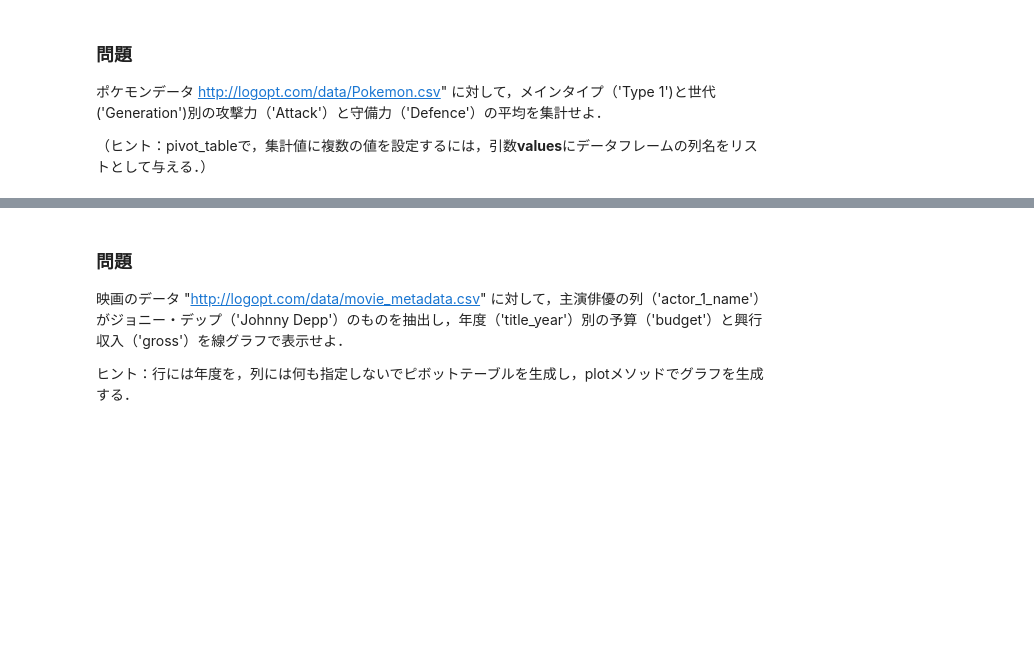
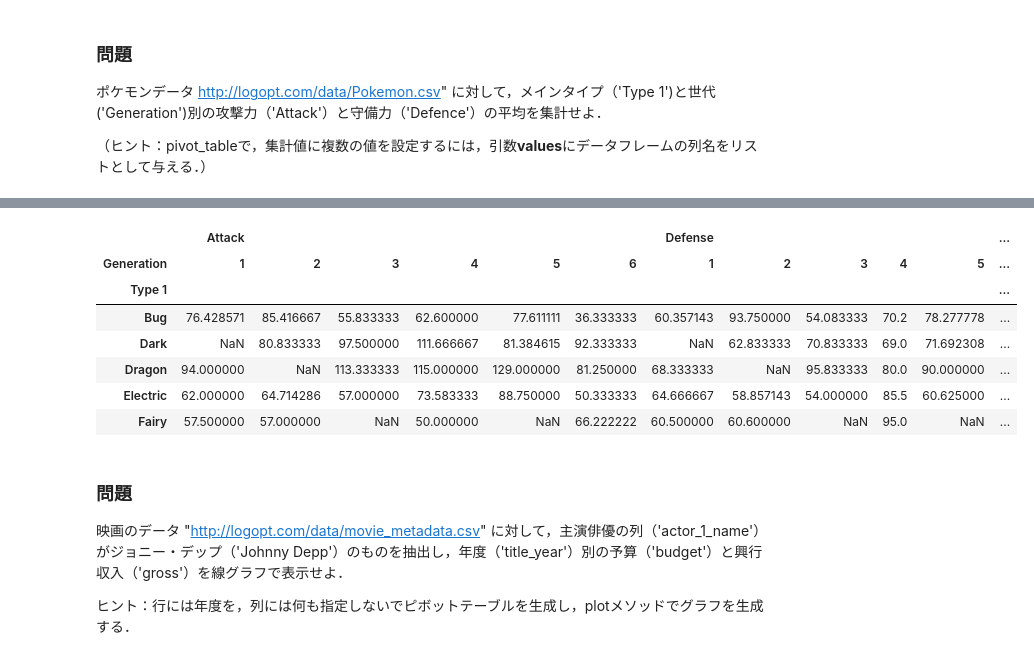
Before and after one commit to yuiokubo/muscle_training, a Jupyter notebook: menu/muscle04_pandas1_0.ipynb, the cells around one changed output, grey strips where cells are left out. Saved outputs shown, nothing was run; the diff lists cells and outputs as text; code cells hidden in the pictures; blank space fills up the shorter version.

```diff
--- a/menu/muscle04_pandas1_0.ipynb
+++ b/menu/muscle04_pandas1_0.ipynb
@@ -710,5 +963,5 @@ pivot.plot() #ピボットテーブル自身がデータフレームオブジェ
 （ヒント：pivot_tableで，集計値に複数の値を設定するには，引数**values**にデータフレームの列名をリストとして与える．）
 # %%
 import pandas as pd
-poke = pd.read_csv("http://logopt.com/data/Pokemon.csv",index_col=0)
+poke1 = pd.read_csv("http://logopt.com/data/Pokemon.csv",index_col=0)
 poke.head()
@@ -715,3 +976,16 @@ poke.head()
+# %%
+pivot = pd.pivot_table(poke, values=["Attack","Defense"],index="Type 1", columns="Generation", aggfunc="mean")
+pivot.head()
+ # ピボットテーブル自身がデータフレームオブジェクトなので，最初の5行だけ表示するにはheadメソッドが使える．
+# %% [output]
+|  | Attack |  |  |  |  |  | Defense |  |  |  |  | ... |
+| Generation | 1 | 2 | 3 | 4 | 5 | 6 | 1 | 2 | 3 | 4 | 5 | ... |
+| Type 1 |  |  |  |  |  |  |  |  |  |  |  | ... |
+| Bug | 76.428571 | 85.416667 | 55.833333 | 62.600000 | 77.611111 | 36.333333 | 60.357143 | 93.750000 | 54.083333 | 70.2 | 78.277778 | ... |
+| Dark | NaN | 80.833333 | 97.500000 | 111.666667 | 81.384615 | 92.333333 | NaN | 62.833333 | 70.833333 | 69.0 | 71.692308 | ... |
+| Dragon | 94.000000 | NaN | 113.333333 | 115.000000 | 129.000000 | 81.250000 | 68.333333 | NaN | 95.833333 | 80.0 | 90.000000 | ... |
+| Electric | 62.000000 | 64.714286 | 57.000000 | 73.583333 | 88.750000 | 50.333333 | 64.666667 | 58.857143 | 54.000000 | 85.5 | 60.625000 | ... |
+| Fairy | 57.500000 | 57.000000 | NaN | 50.000000 | NaN | 66.222222 | 60.500000 | 60.600000 | NaN | 95.0 | NaN | ... |
 # %% [markdown]
 ### 問題
 
```
Also changed, not shown: parts of 34 cells of this notebook.
